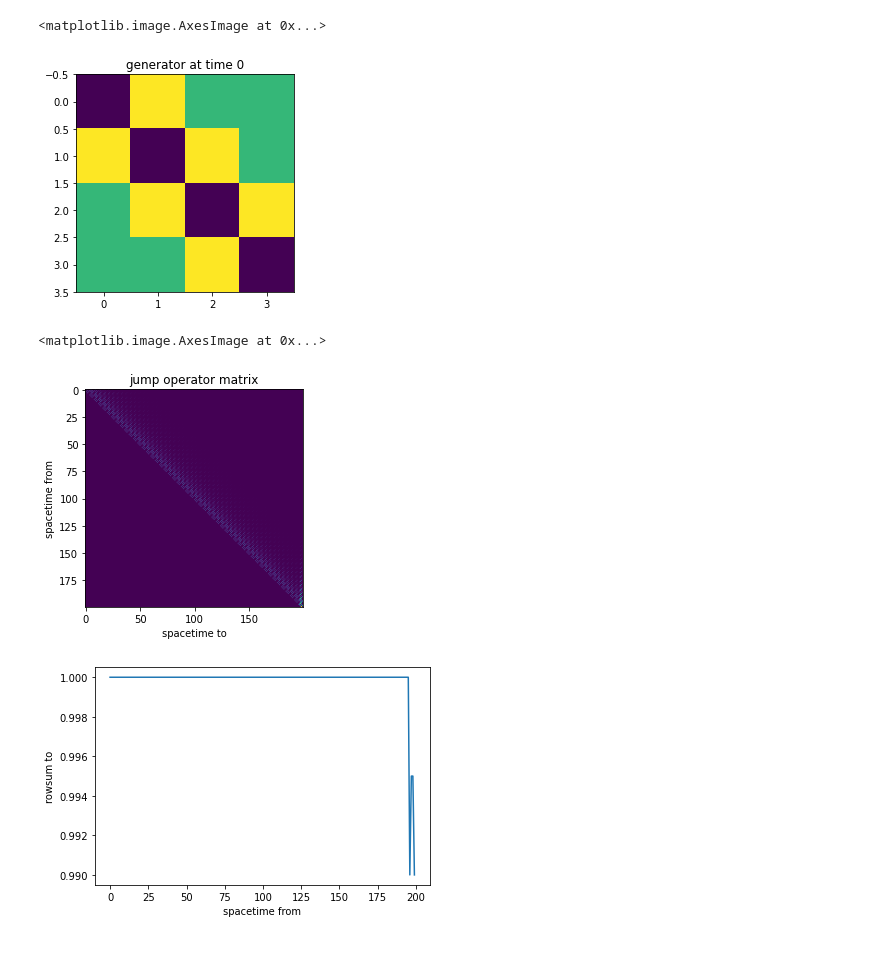
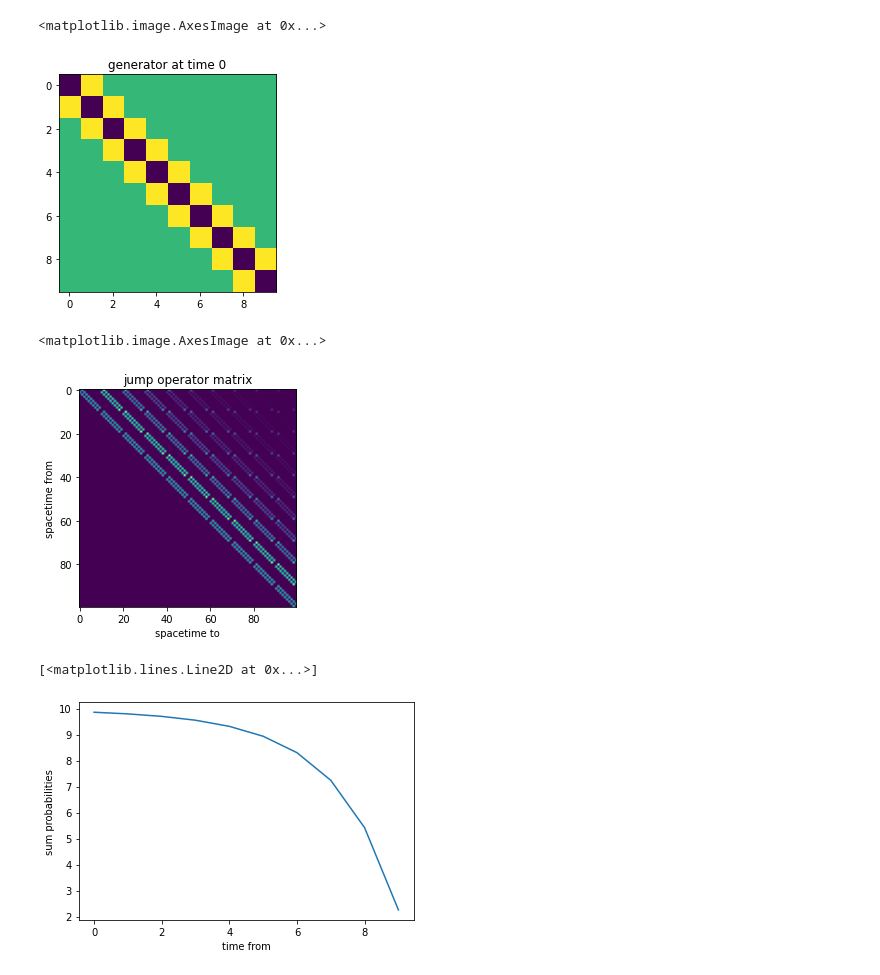
Before and after one commit to axsk/augmented-jump-chain, a Jupyter notebook: ajctest.ipynb, the cells around one changed output. Cells and saved outputs as stored; diff of their text form; code cells hidden in the pictures.

```diff
--- a/ajctest.ipynb
+++ b/ajctest.ipynb
@@ -12,19 +12,19 @@ def simpleq(n):
     np.fill_diagonal(Q, -2)
     return Q
 # %%
-nx = 4
-nt = 50
+nx = 10
+nt = 10
 dt = 0.3
 
 dts = np.array([dt for i in range(nt)])
-dts[-1] = 100
+#dts[-1] = 100
 Qs = np.dstack([simpleq(nx) for i in range(nt)])
 
 plt.title("generator at time 0")
 plt.imshow(Qs[:,:,0])
 # %% [output]
 <matplotlib.image.AxesImage at 0x...>
-[figure, old version]
+[figure, new version]
 # %%
 j1 = ajc.AJCGalerkin(Qs, dts)
 plt.title("jump operator matrix")
@@ -33,12 +33,13 @@ plt.ylabel("spacetime from")
 plt.imshow(j1.km)
 # %% [output]
 <matplotlib.image.AxesImage at 0x...>
-[figure, old version]
+[figure, new version]
 # %%
-plt.xlabel("spacetime from")
-plt.ylabel("rowsum to")
-plt.plot(np.sum(j1.km, axis=1));
+plt.xlabel("time from")
+plt.ylabel("sum probabilities")
+plt.plot(j1.k.sum(axis=(0,2,3)))
 # %% [output]
+[<matplotlib.lines.Line2D at 0x...>]
-[figure, old version]
+[figure, new version]
 # %%
 p=np.zeros((nx, nt))
```
Also changed, not shown: parts of 21 cells of this notebook, 1 other file.
